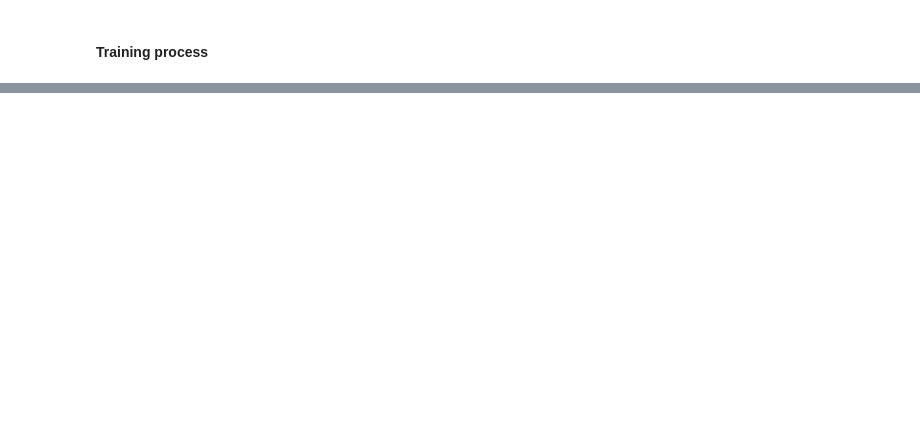
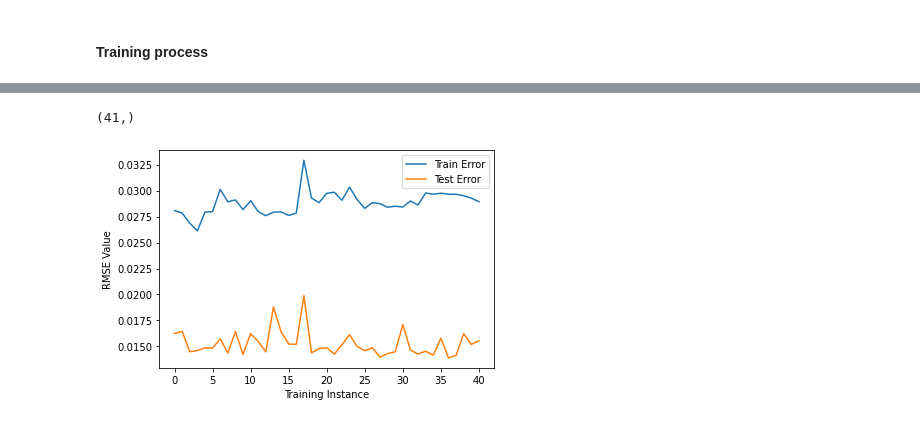
Before and after one commit to jadali17/Air-Quality-Prediction, a Jupyter notebook: lstm-model.ipynb, the cells around one changed output, grey strips where cells are left out. Drawn from its saved outputs; the diff is of its cells as text; code cells hidden in the pictures; blank space fills up the shorter version.

Commit message:
Test/error experiments

```diff
--- a/lstm-model.ipynb
+++ b/lstm-model.ipynb
@@ -318,10 +323,9 @@ from keras.layers import Masking
 model = Sequential()
 model.add(Masking(mask_value=0.,input_shape=(n_input, n_features)))
 
-model.add(LSTM(units = 100, return_sequences = True))
+model.add(LSTM(units = 150, return_sequences = True))
 model.add(Dropout(0.2))
-
-model.add(LSTM(units = 50, return_sequences = False))
+model.add(LSTM(units = 150, return_sequences = False))
 model.add(Dropout(0.2))
 
 
@@ -358,0 +401,12 @@ print(rmse)
+# %%
+import datetime
+
+dt = datetime.datetime(2015, 12, 1)
+end = datetime.datetime(2018, 12, 30, 23, 59, 59)
+step = datetime.timedelta(weeks=4)
+
+result = []
+
+while dt < end:
+    result.append(dt.strftime('%Y-%m-%d %H:%M:%S'))
+    dt += step
@@ -358,0 +505,14 @@ print(rmse)
+# %%
+np.array(train_results).shape
+# %% [output]
+(41,)
+# %%
+# Plot
+plt.plot(train_results,label="Train Error")
+plt.plot(test_results,label="Test Error")
+plt.xlabel('Training Instance')
+plt.ylabel('RMSE Value')
+plt.legend()
+plt.show()
+# %% [output]
+[figure, added]
```
Also changed, not shown: parts of 11 cells of this notebook.
